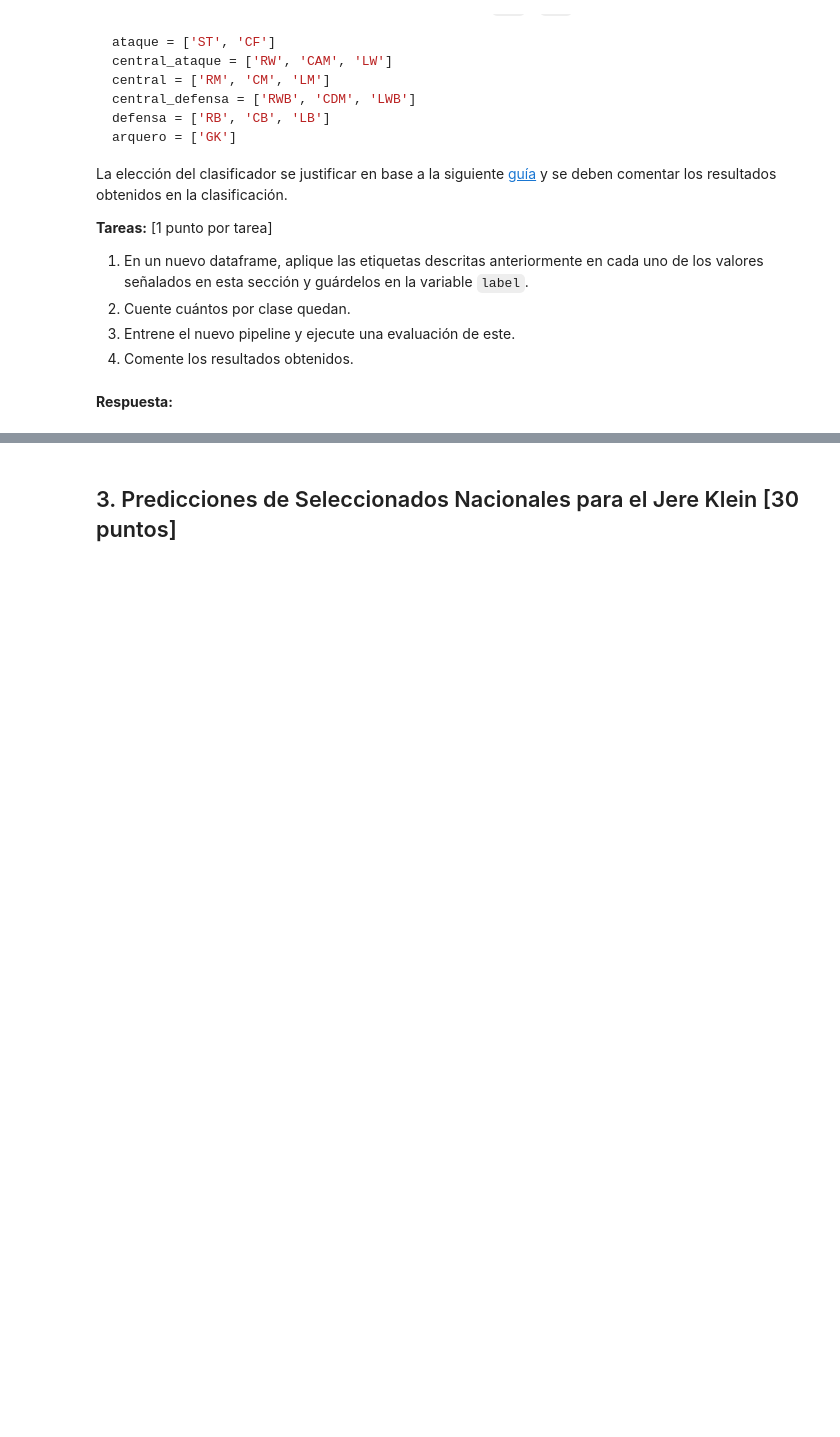
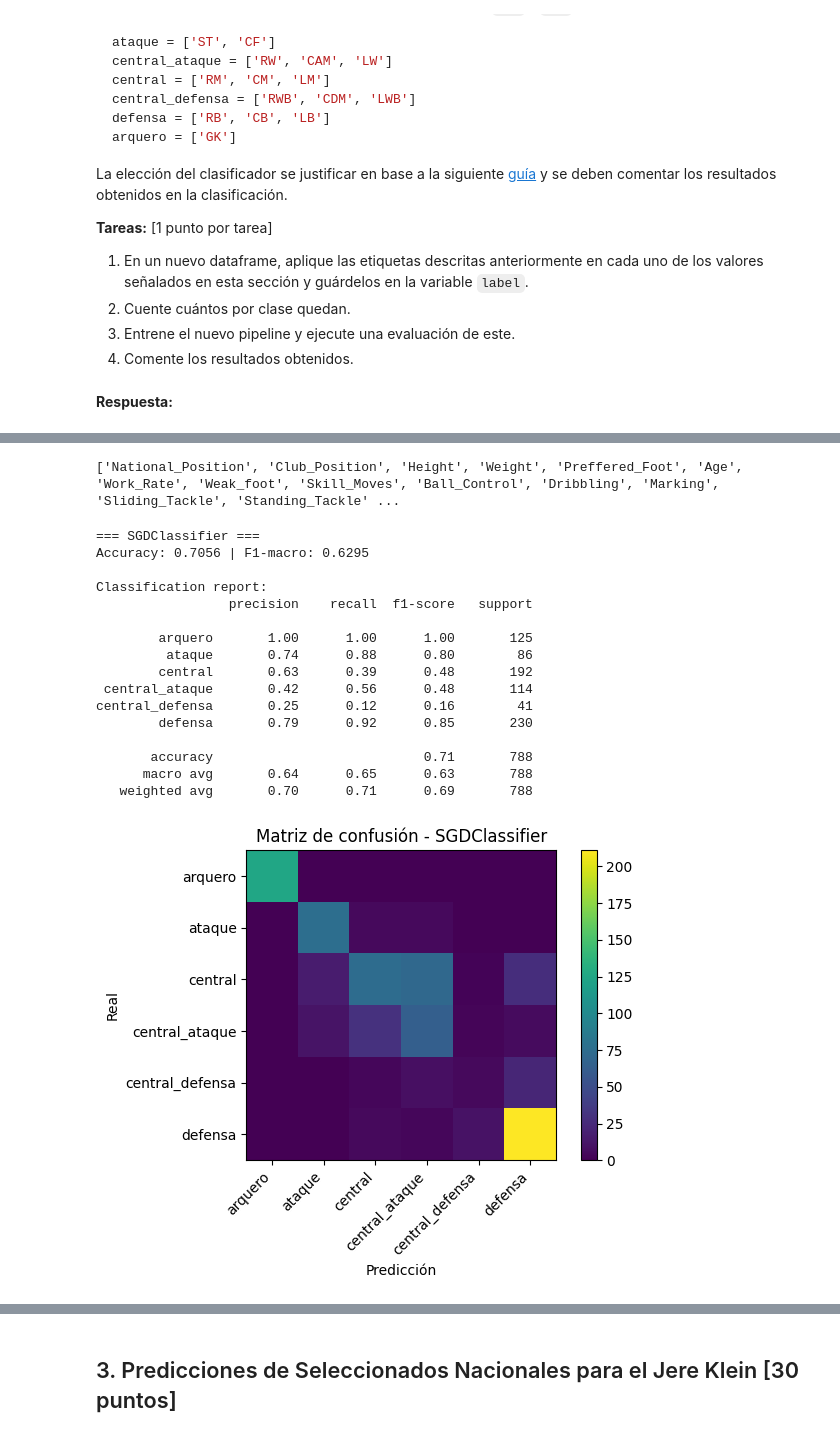
Before and after one commit to andresignacio-o/MDS7202, a Jupyter notebook: Lab5/Lab5_enunciado.ipynb, the cells around one changed output, grey strips where cells are left out. Cells and saved outputs as stored; diff of their text form; code cells hidden in the pictures; blank space fills up the shorter version.

```diff
--- a/Lab5/Lab5_enunciado.ipynb
+++ b/Lab5/Lab5_enunciado.ipynb
@@ -173,0 +206,10 @@ Index(['Name', 'Nationality', 'National_Position', 'Club_Position', 'Height',
+# %%
+from google.colab import files
+import pandas as pd
+
+# Te abre un diálogo para seleccionar el archivo en tu PC
+uploaded = files.upload()
+
+# Si subiste "stats_players.csv":
+df = pd.read_csv("stats_players.csv", sep=",")
+df.head()
@@ -199,0 +253,3 @@ dtype: int64
+# %%
+#Eliminar observacion con NA en Club_Position
+df = df.dropna(subset=['Club_Position'])
@@ -305,0 +624,4 @@ La elección del clasificador se justificar en base a la siguiente [guía](https
+# %%
+print(X.columns.tolist())
+# %% [output]
+['National_Position', 'Club_Position', 'Height', 'Weight', 'Preffered_Foot', 'Age', 'Work_Rate', 'Weak_foot', 'Skill_Moves', 'Ball_Control', 'Dribbling', 'Marking', 'Sliding_Tackle', 'Standing_Tackle' ...
@@ -305,0 +651,62 @@ La elección del clasificador se justificar en base a la siguiente [guía](https
+# %%
+# Modelo lineal entrenado por descenso estocástico
+
+sgd = SGDClassifier(
+    loss="log_loss",
+    penalty="l2",
+    alpha=1e-4,
+    max_iter=5000,
+    tol=1e-4,
+    early_stopping=True,
+    validation_fraction=0.1,
+    class_weight="balanced",# para manejar desbalance
+    random_state=42
+)
+
+# Entrenar
+sgd.fit(X_train_pre, y_train)
+
+# Predecir
+y_pred = sgd.predict(X_test_pre)
+
+# Métricas
+acc = accuracy_score(y_test, y_pred)
+f1m = f1_score(y_test, y_pred, average="macro")
+print(f"\n=== SGDClassifier ===")
+print(f"Accuracy: {acc:.4f} | F1-macro: {f1m:.4f}\n")
+print("Classification report:")
+print(classification_report(y_test, y_pred))
+
+# Matriz de confusión
+labels = np.sort(y_train.unique())
+cm = confusion_matrix(y_test, y_pred, labels=labels)
+
+plt.figure()
+plt.imshow(cm, interpolation="nearest")
+plt.title("Matriz de confusión - SGDClassifier")
+plt.colorbar()
+tick_marks = np.arange(len(labels))
+plt.xticks(tick_marks, labels, rotation=45, ha="right")
+plt.yticks(tick_marks, labels)
+plt.xlabel("Predicción")
+plt.ylabel("Real")
+plt.tight_layout()
+plt.show()
+# %% [output]
+=== SGDClassifier ===
+Accuracy: 0.7056 | F1-macro: 0.6295
+
+Classification report:
+                 precision    recall  f1-score   support
+
+        arquero       1.00      1.00      1.00       125
+         ataque       0.74      0.88      0.80        86
+        central       0.63      0.39      0.48       192
+ central_ataque       0.42      0.56      0.48       114
+central_defensa       0.25      0.12      0.16        41
+        defensa       0.79      0.92      0.85       230
+
+       accuracy                           0.71       788
+      macro avg       0.64      0.65      0.63       788
+   weighted avg       0.70      0.71      0.69       788
+[figure, added]
```
Also changed, not shown: parts of 42 cells of this notebook, 2 other files.
